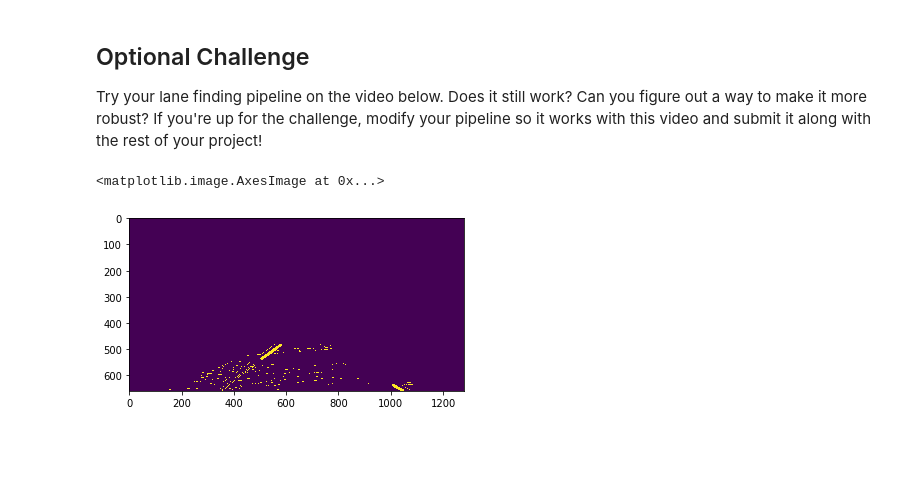
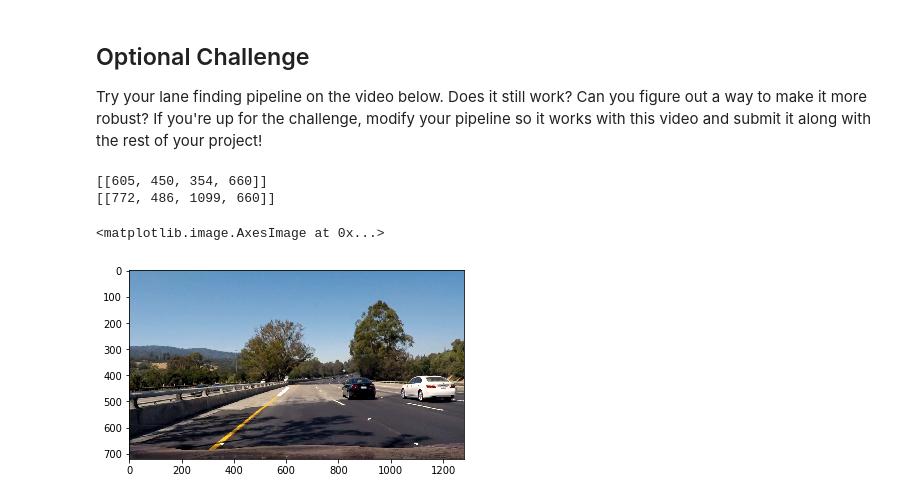
Before and after one commit to acidhills/udacity_traffic_lanes, a Jupyter notebook: P1.ipynb, the cells around one changed output. Saved outputs shown, nothing was run; the diff lists cells and outputs as text; code cells hidden in the pictures; blank space fills up the shorter version.

```diff
--- a/P1.ipynb
+++ b/P1.ipynb
@@ -475,25 +527,36 @@ def clip3_process(img):
 #         left, right = get_lines(gray_img)
         raise e
 # %%
-image = mpimg.imread(challenge_rdy+'100.jpg')
+image1 = mpimg.imread(challenge_src +'100.jpg')
 # image = mpimg.imread('img_fucked_up.jpg')
-plt.imshow(clip3_process(image))
-y_len, x_len,channels = image.shape
-image = image[0:y_len-60, 0:x_len,0:channels]
+# plt.imshow(clip3_process(image1))
+y_len, x_len,channels = image1.shape
+image = image1[0:y_len-60, 0:x_len,0:channels]
+image2 = image1[0:y_len-60, 0:x_len,0:channels]
+
+# plt.imshow(process_image(image))
+
 image = get_prepared_image(image, y_correction=150, x_correction=130)
 # # gray_img= grayscale(image)
 # # gray_img = gaussian_blur(gray_img,11)
 # # gray_img = canny(gray_img,10,20 )
 # plt.imshow(gray_img, cmap='gray')
 l,r = get_lines(image)
-r = get_border(r)
-l = get_border(l)
-# print(l)
-draw_lines(image,[[l],[r]],thickness=10)
-plt.imshow(image)
+r_line = get_border(r)
+r_top  = (r[0][0][0],r[0][0][1])
+l_line = get_border(l)
+l_top = (l[0][0][0],l[0][0][1])
+print(get_line(l_line,r_top, l_top,image.shape))
+print(get_line(r_line,l_top, r_top,image.shape))
+draw_lines(image1,[[l_line],[r_line]],thickness=10)
+
+draw_lines(image1, [get_line(l_line,r_top, l_top,image.shape),get_line(r_line,l_top, r_top,image.shape)],thickness=10)
+plt.imshow(image1)
 # %% [output]
-<matplotlib.image.AxesImage at 0x...>
+[[605, 450, 354, 660]]
+[[772, 486, 1099, 660]]
+<matplotlib.image.AxesImage at 0x...>
-[figure, old version]
+[figure, new version]
 # %%
 challenge_src = 'challenge_src/'
 challenge_rdy = 'challenge_rdy/'
```
Also changed, not shown: parts of 9 cells of this notebook, 9 other files.
